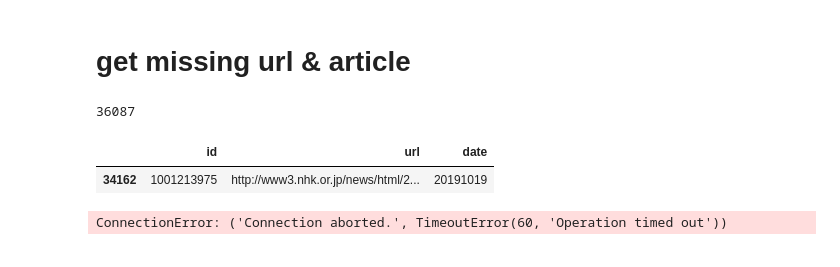
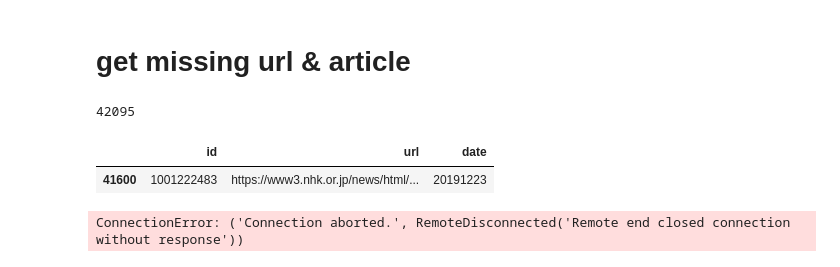
Before and after one commit to nozomiyamada/thainews, a Jupyter notebook: nhk/checkID.ipynb, the cells around one changed output. Saved outputs shown, nothing was run; the diff lists cells and outputs as text; code cells hidden in the pictures.

```diff
--- a/nhk/checkID.ipynb
+++ b/nhk/checkID.ipynb
@@ -148,15 +148,15 @@ len(pd.read_json('nhkweb2019.json'))
 # %%
 data = pd.read_json('nhkweb2019.json')
 data = data[['id', 'url']]
 data.id = data.id.apply(lambda x:x[1:-4])
 data['date'] = data.url.apply(lambda x:x.split('news/html/')[-1].split('/')[0])
 print(len(data))
 data.head()
-data[data.id == "1001213975"]
+data[data.id == "1001222483"]
 # %% [output]
-36087
+42095
 |  | id | url | date |
-| 34162 | 1001213975 | http://www3.nhk.or.jp/news/html/2... | 20191019 |
+| 41600 | 1001222483 | https://www3.nhk.or.jp/news/html/... | 20191223 |
 # %%
 options = Options()
 #options.headless = True
@@ -164,7 +164,7 @@ driver = webdriver.Chrome(options=options)
 # %%
 year = 2019
 
-for i in tqdm.tqdm(range(34162, 36000)):
+for i in tqdm.tqdm(range(41600, 42095)):
     # get the present row & next row
     ID1, ID2 = data.iat[i,0], data.iat[i+1,0]
     date = data.iat[i,2]
@@ -204,7 +204,7 @@ for i in tqdm.tqdm(range(34162, 36000)):
                     else:
                         write_nolink(ID) # nolink
 # %% [output]
-ConnectionError: ('Connection aborted.', TimeoutError(60, 'Operation timed out'))
+ConnectionError: ('Connection aborted.', RemoteDisconnected('Remote end closed connection without response'))
 # %%
 ID1
 # %% [output]
```
Also changed, not shown: parts of 2 cells of this notebook, 6 other files.
